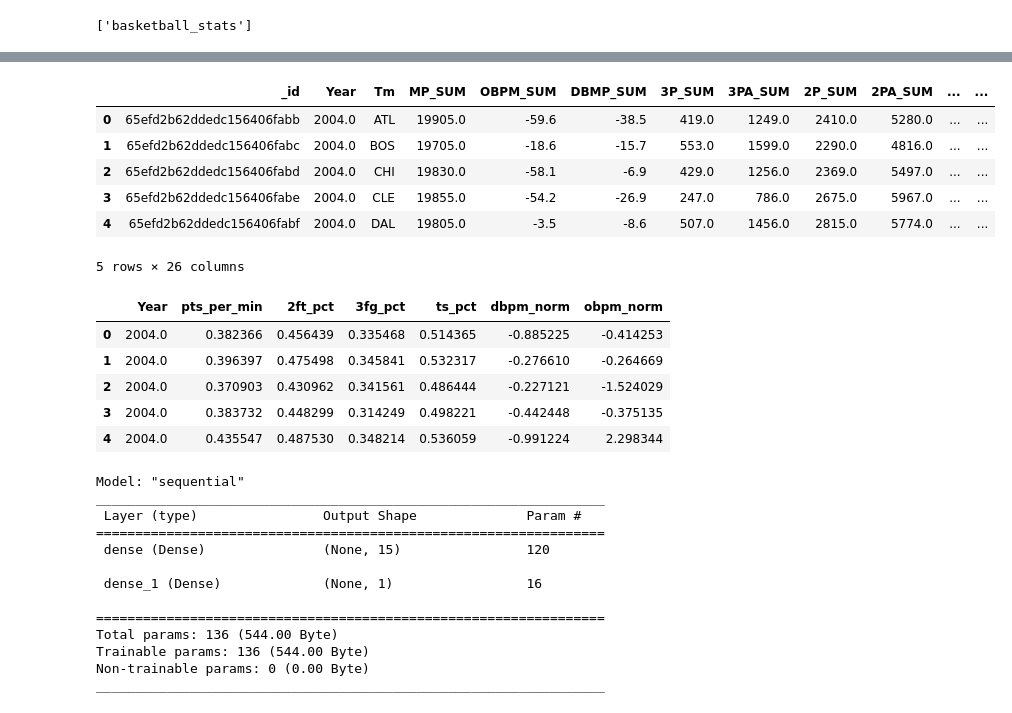
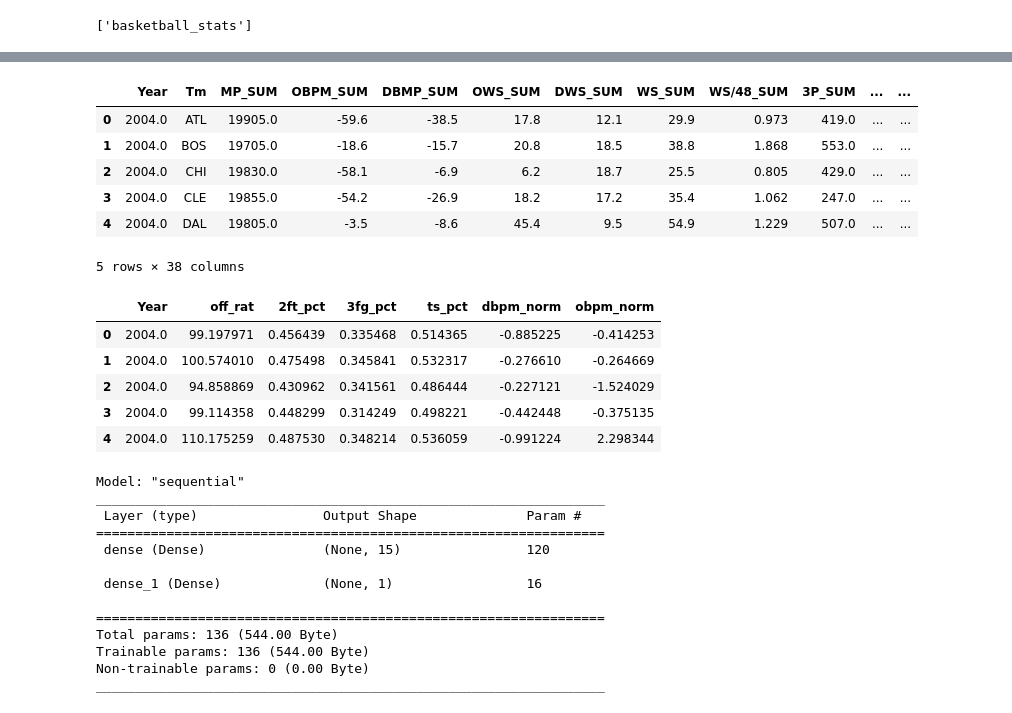
Before and after one commit to prhoagland/nba-wins-model, a Jupyter notebook: model_optimization_colab_neural_year.ipynb, the cells around one changed output, grey strips where cells are left out. Cells and saved outputs as stored; diff of their text form; code cells hidden in the pictures.

```diff
--- a/model_optimization_colab_neural_year.ipynb
+++ b/model_optimization_colab_neural_year.ipynb
@@ -38,31 +48,34 @@ bball_stats = db['basketball_stats']
 # %%
 # Pull the data from the MongoDB into a pandas DataFrame
-team_stats_final_df = pd.DataFrame(bball_stats.find())
+# team_stats_final_df = pd.DataFrame(bball_stats.find())
+
+# Pull the data directly from csv in Resources folder
+team_stats_final_df = pd.read_csv("team_stats_final_v2.csv")
 
 # Review the DataFrame
 team_stats_final_df.head()
 # %% [output]
-|  | _id | Year | Tm | MP_SUM | OBPM_SUM | DBMP_SUM | 3P_SUM | 3PA_SUM | 2P_SUM | 2PA_SUM | ... | ... |
-| 0 | 65efd2b62ddedc156406fabb | 2004.0 | ATL | 19905.0 | -59.6 | -38.5 | 419.0 | 1249.0 | 2410.0 | 5280.0 | ... | ... |
-| 1 | 65efd2b62ddedc156406fabc | 2004.0 | BOS | 19705.0 | -18.6 | -15.7 | 553.0 | 1599.0 | 2290.0 | 4816.0 | ... | ... |
-| 2 | 65efd2b62ddedc156406fabd | 2004.0 | CHI | 19830.0 | -58.1 | -6.9 | 429.0 | 1256.0 | 2369.0 | 5497.0 | ... | ... |
-| 3 | 65efd2b62ddedc156406fabe | 2004.0 | CLE | 19855.0 | -54.2 | -26.9 | 247.0 | 786.0 | 2675.0 | 5967.0 | ... | ... |
-| 4 | 65efd2b62ddedc156406fabf | 2004.0 | DAL | 19805.0 | -3.5 | -8.6 | 507.0 | 1456.0 | 2815.0 | 5774.0 | ... | ... |
+|  | Year | Tm | MP_SUM | OBPM_SUM | DBMP_SUM | OWS_SUM | DWS_SUM | WS_SUM | WS/48_SUM | 3P_SUM | ... | ... |
+| 0 | 2004.0 | ATL | 19905.0 | -59.6 | -38.5 | 17.8 | 12.1 | 29.9 | 0.973 | 419.0 | ... | ... |
+| 1 | 2004.0 | BOS | 19705.0 | -18.6 | -15.7 | 20.8 | 18.5 | 38.8 | 1.868 | 553.0 | ... | ... |
+| 2 | 2004.0 | CHI | 19830.0 | -58.1 | -6.9 | 6.2 | 18.7 | 25.5 | 0.805 | 429.0 | ... | ... |
+| 3 | 2004.0 | CLE | 19855.0 | -54.2 | -26.9 | 18.2 | 17.2 | 35.4 | 1.062 | 247.0 | ... | ... |
+| 4 | 2004.0 | DAL | 19805.0 | -3.5 | -8.6 | 45.4 | 9.5 | 54.9 | 1.229 | 507.0 | ... | ... |
-5 rows × 26 columns
+5 rows × 38 columns
 # %%
 # Separate the data into labels and features
 # Separate the y variable, the outcome variable (wins)
 y = team_stats_final_df['wins_tot']
 # Separate the X variable, the features, which include the six main team stats plus the year/season
-X = team_stats_final_df[['Year', 'pts_per_min', '2ft_pct', '3fg_pct', 'ts_pct', 'dbpm_norm', 'obpm_norm']]
+X = team_stats_final_df[['Year', 'off_rat', '2ft_pct', '3fg_pct', 'ts_pct', 'dbpm_norm', 'obpm_norm']]
 X.head()
 # %% [output]
-|  | Year | pts_per_min | 2ft_pct | 3fg_pct | ts_pct | dbpm_norm | obpm_norm |
-| 0 | 2004.0 | 0.382366 | 0.456439 | 0.335468 | 0.514365 | -0.885225 | -0.414253 |
-| 1 | 2004.0 | 0.396397 | 0.475498 | 0.345841 | 0.532317 | -0.276610 | -0.264669 |
-| 2 | 2004.0 | 0.370903 | 0.430962 | 0.341561 | 0.486444 | -0.227121 | -1.524029 |
-| 3 | 2004.0 | 0.383732 | 0.448299 | 0.314249 | 0.498221 | -0.442448 | -0.375135 |
-| 4 | 2004.0 | 0.435547 | 0.487530 | 0.348214 | 0.536059 | -0.991224 | 2.298344 |
+|  | Year | off_rat | 2ft_pct | 3fg_pct | ts_pct | dbpm_norm | obpm_norm |
+| 0 | 2004.0 | 99.197971 | 0.456439 | 0.335468 | 0.514365 | -0.885225 | -0.414253 |
+| 1 | 2004.0 | 100.574010 | 0.475498 | 0.345841 | 0.532317 | -0.276610 | -0.264669 |
+| 2 | 2004.0 | 94.858869 | 0.430962 | 0.341561 | 0.486444 | -0.227121 | -1.524029 |
+| 3 | 2004.0 | 99.114358 | 0.448299 | 0.314249 | 0.498221 | -0.442448 | -0.375135 |
+| 4 | 2004.0 | 110.175259 | 0.487530 | 0.348214 | 0.536059 | -0.991224 | 2.298344 |
 # %%
 # Split the data into training and testing sets
 X_train, X_test, y_train, y_test = train_test_split(X, y, random_state=1)
```
Also changed, not shown: parts of 21 cells of this notebook, 7 other files.
